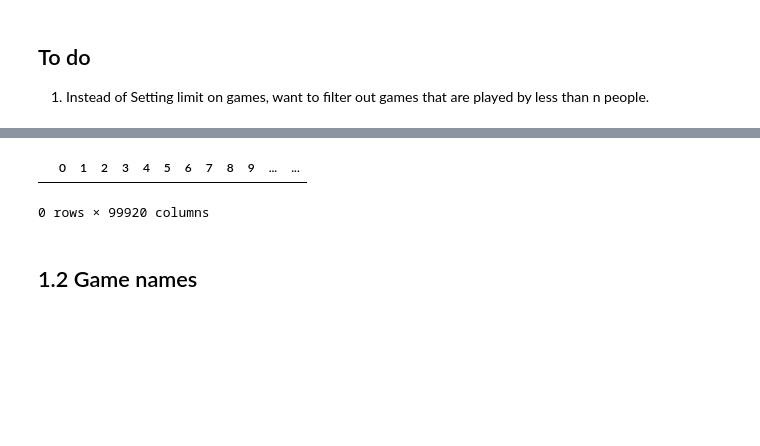
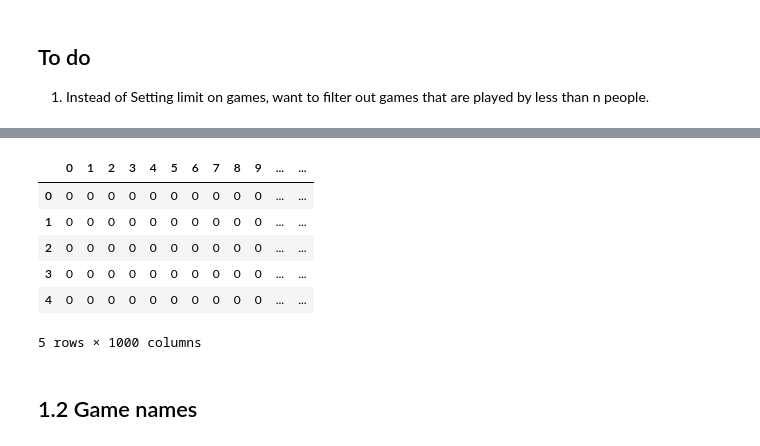
Before and after one commit to yshuidie/steamNNRecom, a Jupyter notebook: notebooks/Steam - basic framework.ipynb, the cells around one changed output, grey strips where cells are left out. Cells and saved outputs as stored; diff of their text form; code cells hidden in the pictures; blank space fills up the shorter version.

Commit message:
Add model procedure with dummy data

```diff
--- a/notebooks/Steam - basic framework.ipynb
+++ b/notebooks/Steam - basic framework.ipynb
@@ -81,5 +136,12 @@ data
+# %%
+df = pd.read_csv("dummy_playtime.csv",engine='python')
 # %%
-df
+df.head()
 # %% [output]
 |  | 0 | 1 | 2 | 3 | 4 | 5 | 6 | 7 | 8 | 9 | ... | ... |
+| 0 | 0 | 0 | 0 | 0 | 0 | 0 | 0 | 0 | 0 | 0 | ... | ... |
+| 1 | 0 | 0 | 0 | 0 | 0 | 0 | 0 | 0 | 0 | 0 | ... | ... |
+| 2 | 0 | 0 | 0 | 0 | 0 | 0 | 0 | 0 | 0 | 0 | ... | ... |
+| 3 | 0 | 0 | 0 | 0 | 0 | 0 | 0 | 0 | 0 | 0 | ... | ... |
+| 4 | 0 | 0 | 0 | 0 | 0 | 0 | 0 | 0 | 0 | 0 | ... | ... |
-0 rows × 99920 columns
+5 rows × 1000 columns
```
Also changed, not shown: parts of 17 cells of this notebook.
